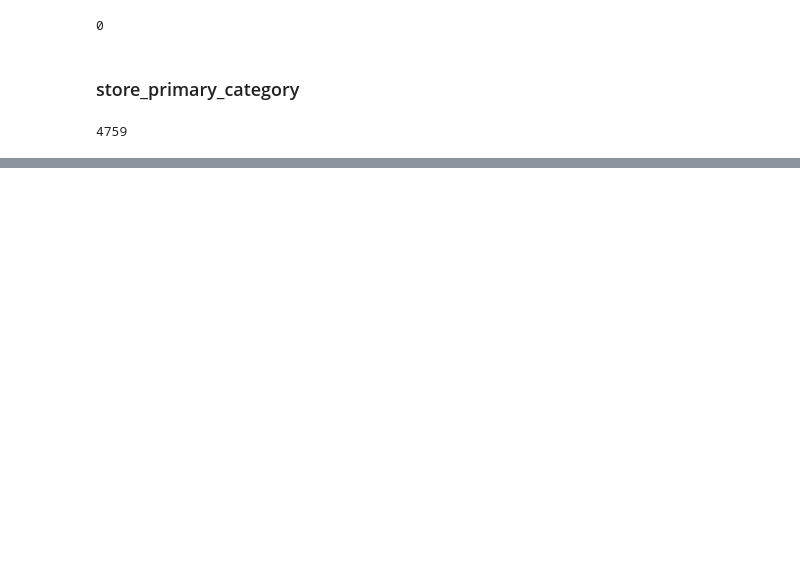
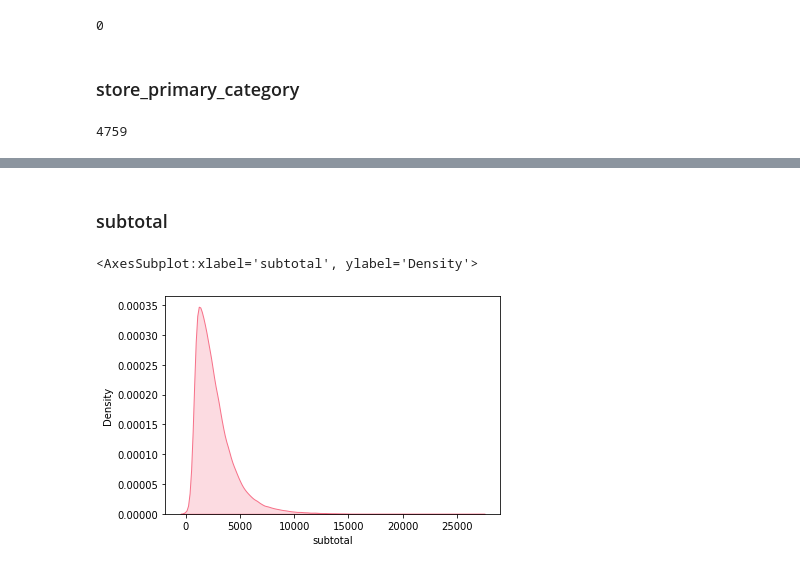
Before and after one commit to cyan9212/Kaggle, a Jupyter notebook: USA_delivery_time_prediction/delivery_time_prediction.ipynb, the cells around one changed output, grey strips where cells are left out. Cells and saved outputs as stored; diff of their text form; code cells hidden in the pictures; blank space fills up the shorter version.

```diff
--- a/USA_delivery_time_prediction/delivery_time_prediction.ipynb
+++ b/USA_delivery_time_prediction/delivery_time_prediction.ipynb
@@ -313,0 +378,7 @@ defaultdict(list,
+# %% [markdown]
+### subtotal
+# %%
+sns.kdeplot(x='subtotal', data=delivery_df, fill=True)
+# %% [output]
+<AxesSubplot:xlabel='subtotal', ylabel='Density'>
+[figure, added]
```
Also changed, not shown: parts of 45 cells of this notebook.
